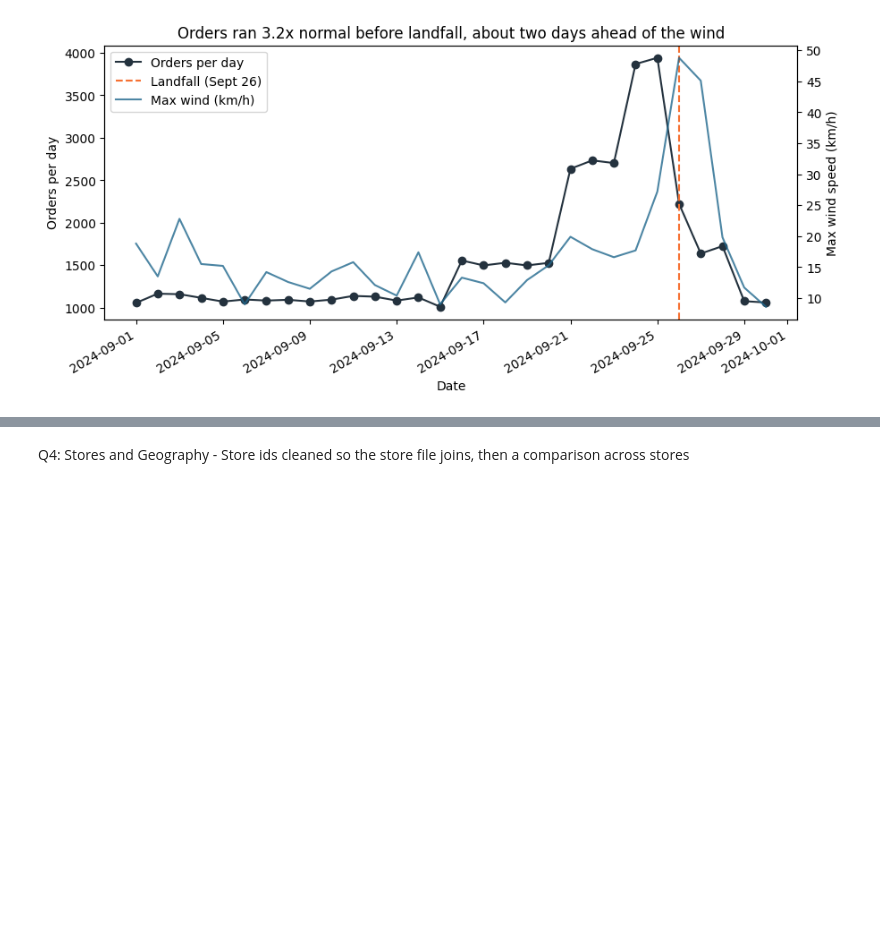
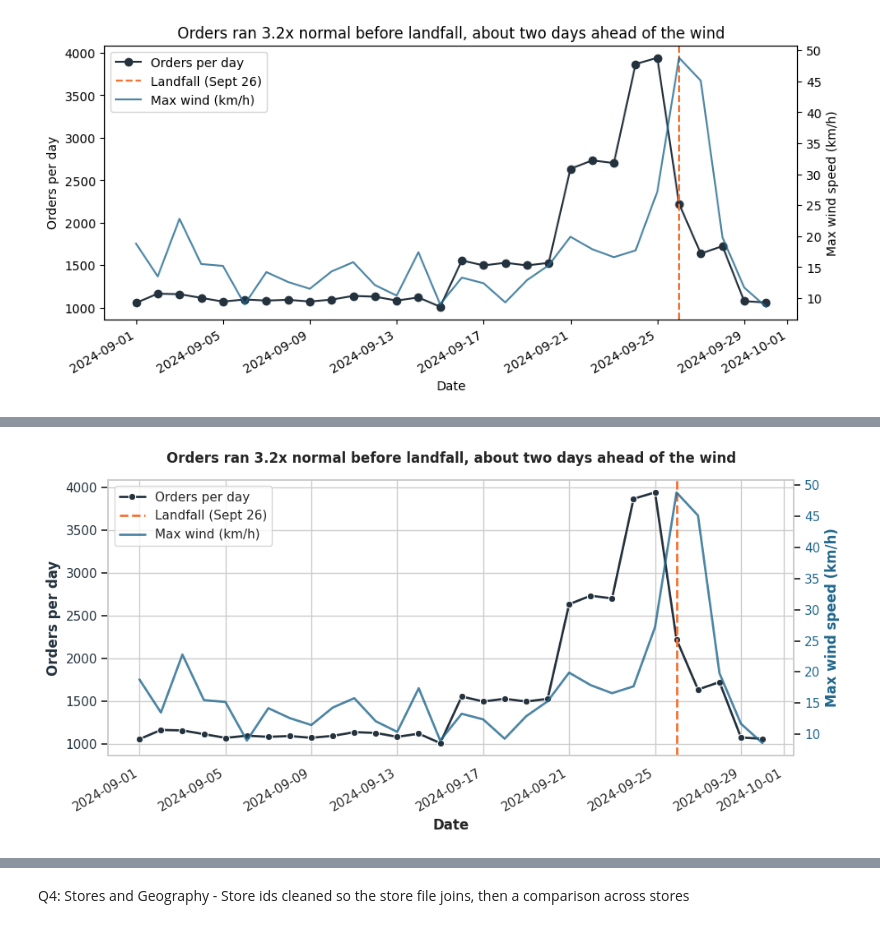
Before and after one commit to Fespinoza1477/walmart-hurricane-project, a Jupyter notebook: Notebooks/Team_Notebook.ipynb, the cells around one changed output, grey strips where cells are left out. Saved outputs shown, nothing was run; the diff lists cells and outputs as text; code cells hidden in the pictures; blank space fills up the shorter version.

```diff
--- a/Notebooks/Team_Notebook.ipynb
+++ b/Notebooks/Team_Notebook.ipynb
@@ -511,0 +582,41 @@ orders vs wind 4 day(s) later:  r = 0.47
+# %%
+import seaborn as sns
+import matplotlib.pyplot as plt
+import matplotlib.dates as mdates
+
+# Set the seaborn style
+sns.set_theme(style="whitegrid")
+
+fig, ax1 = plt.subplots(figsize=(10, 5))
+
+# Plot daily sales using Seaborn lineplot on the first axis
+sns.lineplot(data=merged, x='date', y='sales', ax=ax1, marker='o', color='#24323E', label='Orders per day', linewidth=2)
+ax1.axvline(LANDFALL, color='#F67132', linestyle='--', linewidth=2, label='Landfall (Sept 26)')
+
+ax1.set_xlabel('Date', fontweight='bold')
+ax1.set_ylabel('Orders per day', color='#24323E', fontweight='bold')
+ax1.tick_params(axis='y', labelcolor='#24323E')
+
+# Create second axis for windspeed
+ax2 = ax1.twinx()
+# Plot windspeed using Seaborn lineplot on the second axis
+sns.lineplot(data=merged, x='date', y='windspeed_10m_max', ax=ax2, color='#21688D', alpha=0.8, label='Max wind (km/h)', linewidth=2)
+
+ax2.set_ylabel('Max wind speed (km/h)', color='#21688D', fontweight='bold')
+ax2.tick_params(axis='y', labelcolor='#21688D')
+ax2.grid(False) # Turn off grid for the secondary axis to avoid overlapping lines
+
+# Align legends
+h1, l1 = ax1.get_legend_handles_labels()
+h2, l2 = ax2.get_legend_handles_labels()
+ax1.legend(h1 + h2, l1 + l2, loc='upper left')
+if ax1.get_legend(): ax1.get_legend().remove()
+if ax2.get_legend(): ax2.get_legend().remove()
+ax1.legend(h1 + h2, l1 + l2, loc='upper left')
+
+plt.title(f'Orders ran {multiple:.1f}x normal before landfall, about two days ahead of the wind', fontsize=12, fontweight='bold', pad=15)
+fig.autofmt_xdate()
+plt.tight_layout()
+plt.show()
+# %% [output]
+[figure, added]
```
Also changed, not shown: parts of 8 cells of this notebook.
